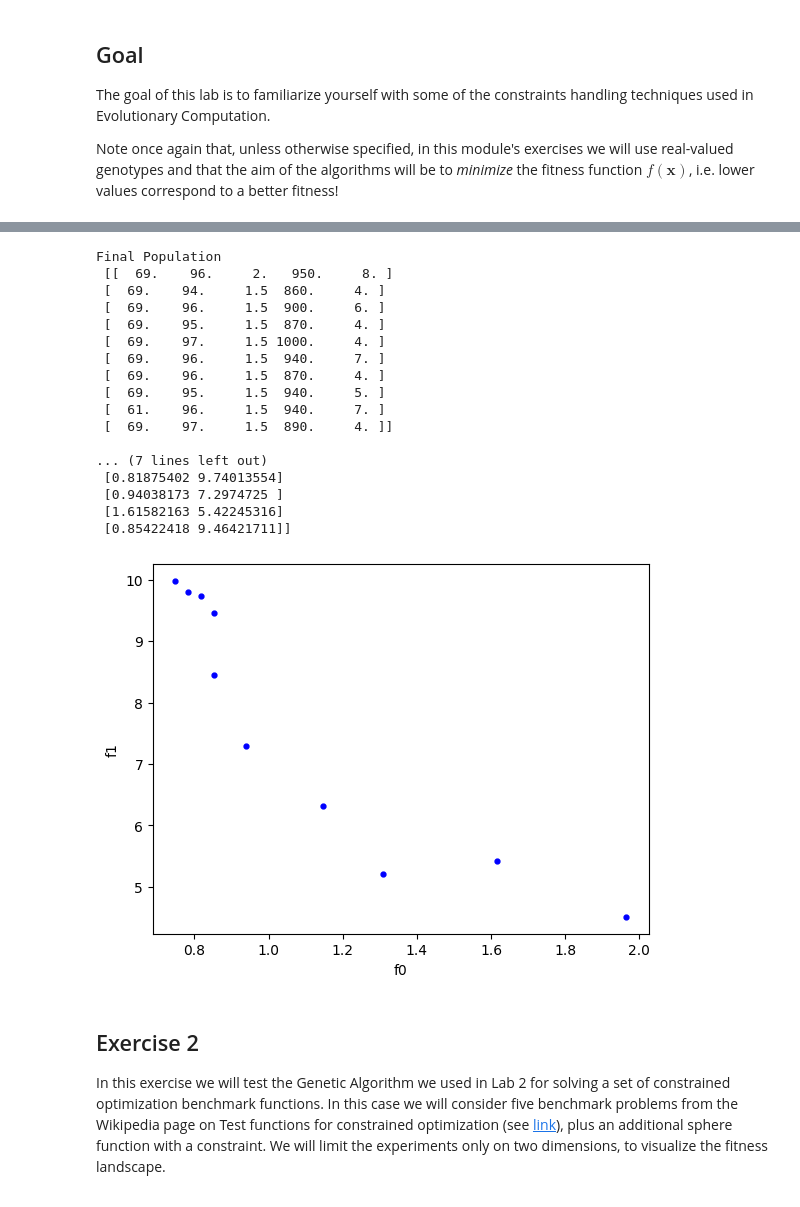
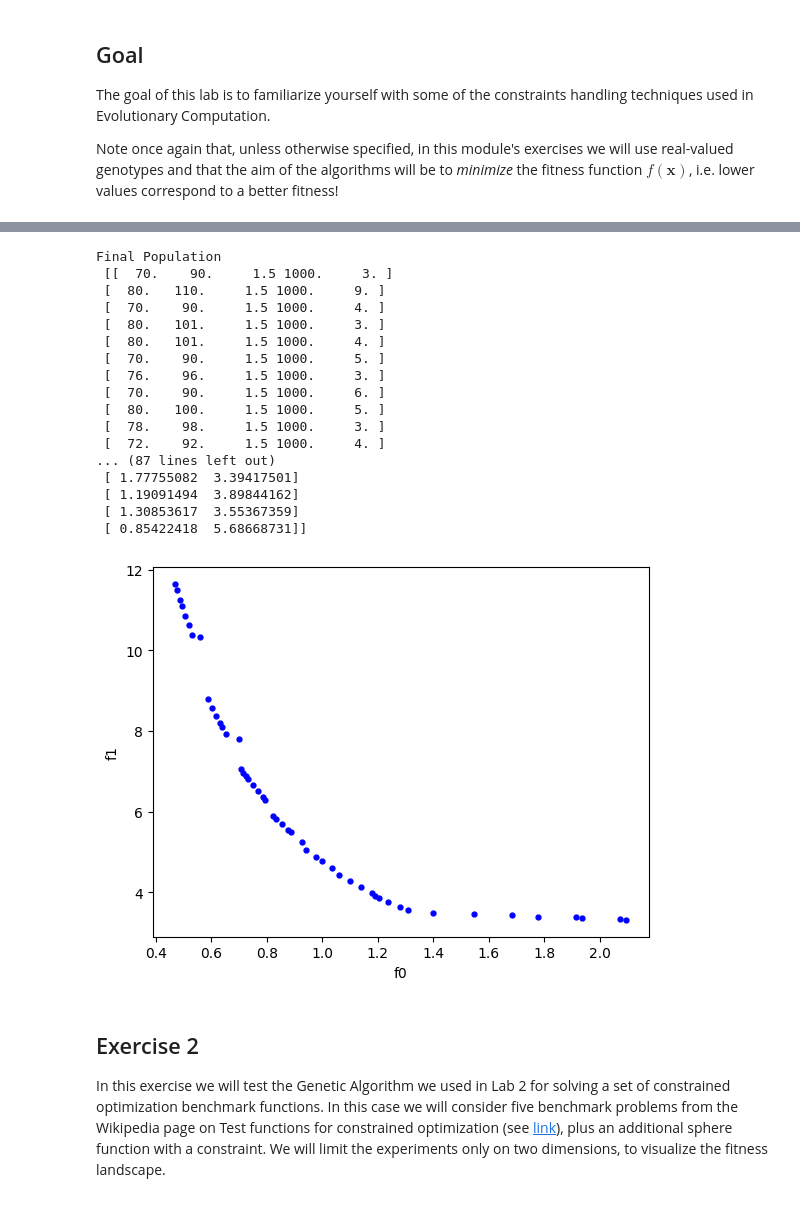
Before and after one commit to wamuumu/bio-labs, a Jupyter notebook: Lab05/Lab_05.ipynb, the cells around one changed output, grey strips where cells are left out. Cells and saved outputs as stored; diff of their text form; code cells hidden in the pictures.

```diff
--- a/Lab05/Lab_05.ipynb
+++ b/Lab05/Lab_05.ipynb
@@ -49,8 +49,8 @@ display = True
 
 # parameters for NSGA-2
 args = {}
-args["pop_size"] = 10
-args["max_generations"] = 10
+args["pop_size"] = 50
+args["max_generations"] = 100
 constrained = True
 
 """
@@ -64,50 +64,50 @@ args["objective_1"] = "Brake Mass (kg)"
 args["objective_2"] = "Stopping Time (s)"
 
 args["variator"] = [variators.blend_crossover,disk_clutch_brake_mutation]
 
 args["fig_title"] = 'NSGA-2'
 
 seed = None
 rng = NumpyRandomWrapper(seed)
 
 final_pop, final_pop_fitnesses = multi_objective.run_nsga2(rng, problem, display=display,
                                      num_vars=5, **args)
 
 print("Final Population\n", final_pop)
 print()
 print("Final Population Fitnesses\n", final_pop_fitnesses)
 
 output = open("exercise_1.csv", "w")
 for individual, fitness in zip(final_pop, final_pop_fitnesses) :
     output.write(reduce(lambda x,y : str(x) + "," + str(y),
                         individual))
     output.write(",")
     output.write(reduce(lambda x,y : str(x) + "," + str(y),
                         fitness))
     output.write("\n")
 output.close()
 
 ioff()
 show()
 # %% [output]
 Final Population
- [[  69.    96.     2.   950.     8. ]
- [  69.    94.     1.5  860.     4. ]
- [  69.    96.     1.5  900.     6. ]
- [  69.    95.     1.5  870.     4. ]
- [  69.    97.     1.5 1000.     4. ]
- [  69.    96.     1.5  940.     7. ]
- [  69.    96.     1.5  870.     4. ]
- [  69.    95.     1.5  940.     5. ]
- [  61.    96.     1.5  940.     7. ]
- [  69.    97.     1.5  890.     4. ]]
-
-... (7 lines left out)
- [0.81875402 9.74013554]
- [0.94038173 7.2974725 ]
- [1.61582163 5.42245316]
- [0.85422418 9.46421711]]
+ [[  70.    90.     1.5 1000.     3. ]
+ [  80.   110.     1.5 1000.     9. ]
+ [  70.    90.     1.5 1000.     4. ]
+ [  80.   101.     1.5 1000.     3. ]
+ [  80.   101.     1.5 1000.     4. ]
+ [  70.    90.     1.5 1000.     5. ]
+ [  76.    96.     1.5 1000.     3. ]
+ [  70.    90.     1.5 1000.     6. ]
+ [  80.   100.     1.5 1000.     5. ]
+ [  78.    98.     1.5 1000.     3. ]
+ [  72.    92.     1.5 1000.     4. ]
+... (87 lines left out)
+ [ 1.77755082  3.39417501]
+ [ 1.19091494  3.89844162]
+ [ 1.30853617  3.55367359]
+ [ 0.85422418  5.68668731]]
-[figure, old version]
+[figure, new version]
 # %% [markdown]
 ## Exercise 2
 In this exercise we will test the Genetic Algorithm we used in Lab 2 for solving a set of constrained optimization benchmark functions. In this case we will consider five benchmark problems from the Wikipedia page on Test functions for constrained optimization (see [link](https://en.wikipedia.org/wiki/Test_functions_for_optimization\#Test_functions_for_constrained_optimization)), plus an additional sphere function with a constraint. We will limit the experiments only on two dimensions, to visualize the fitness landscape.
```
Also changed, not shown: parts of 2 cells of this notebook, 8 other files.
